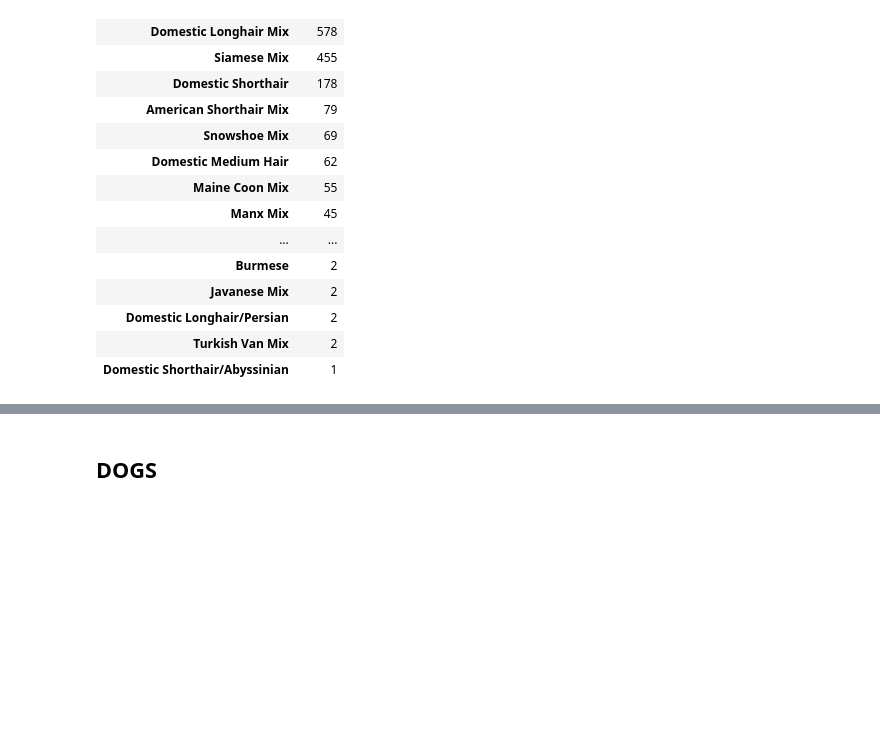
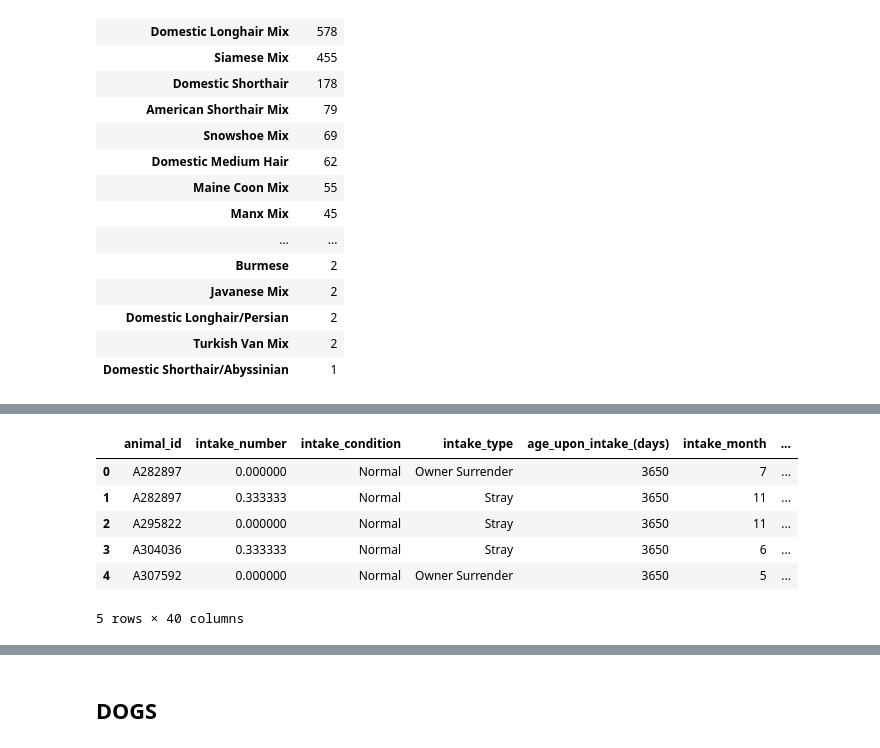
Before and after one commit to tara-pogancev/animal-adoption-prediction, a Jupyter notebook: Data Wrangling.ipynb, the cells around one changed output, grey strips where cells are left out. Saved outputs shown, nothing was run; the diff lists cells and outputs as text; code cells hidden in the pictures; blank space fills up the shorter version.

```diff
--- a/Data Wrangling.ipynb
+++ b/Data Wrangling.ipynb
@@ -342 +400,14 @@ cats_df.head()
+# %%
+scaler = MinMaxScaler()
+nc_df['intake_number'] = scaler.fit_transform(nc_df[['intake_number']])
+nc_df['age_upon_intake_days'] = scaler.fit_transform(nc_df[['age_upon_intake_(days)']])
+nc_df.head()
+# %% [output]
+|  | animal_id | intake_number | intake_condition | intake_type | age_upon_intake_(days) | intake_month | ... |
+| 0 | A282897 | 0.000000 | Normal | Owner Surrender | 3650 | 7 | ... |
+| 1 | A282897 | 0.333333 | Normal | Stray | 3650 | 11 | ... |
+| 2 | A295822 | 0.000000 | Normal | Stray | 3650 | 11 | ... |
+| 3 | A304036 | 0.333333 | Normal | Stray | 3650 | 6 | ... |
+| 4 | A307592 | 0.000000 | Normal | Owner Surrender | 3650 | 5 | ... |
+5 rows × 40 columns
 # %%
```
Also changed, not shown: parts of 51 cells of this notebook, 6 other files.
